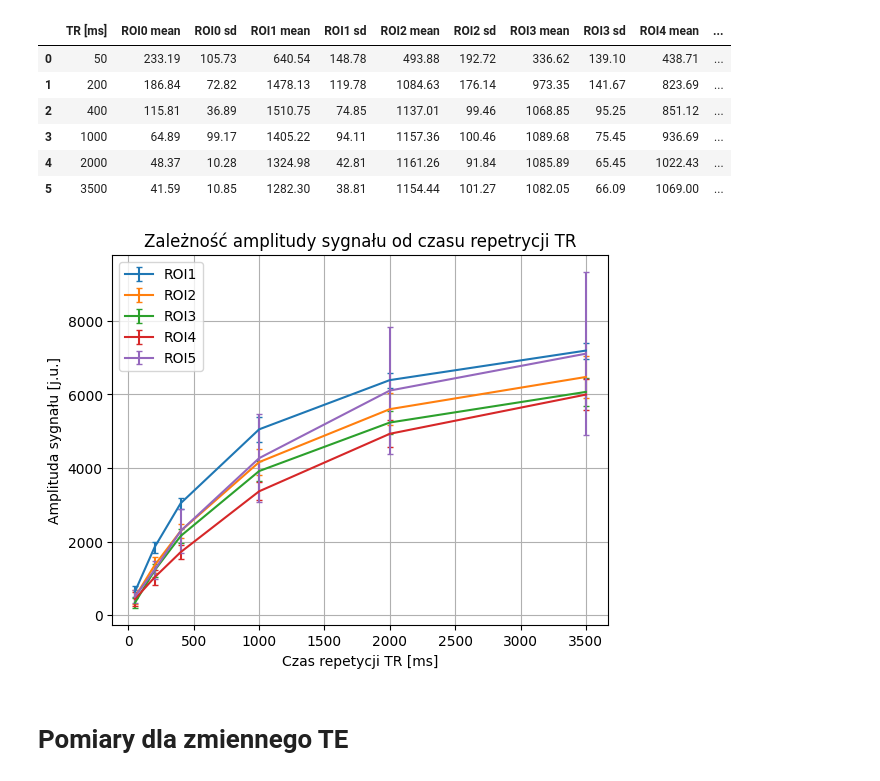
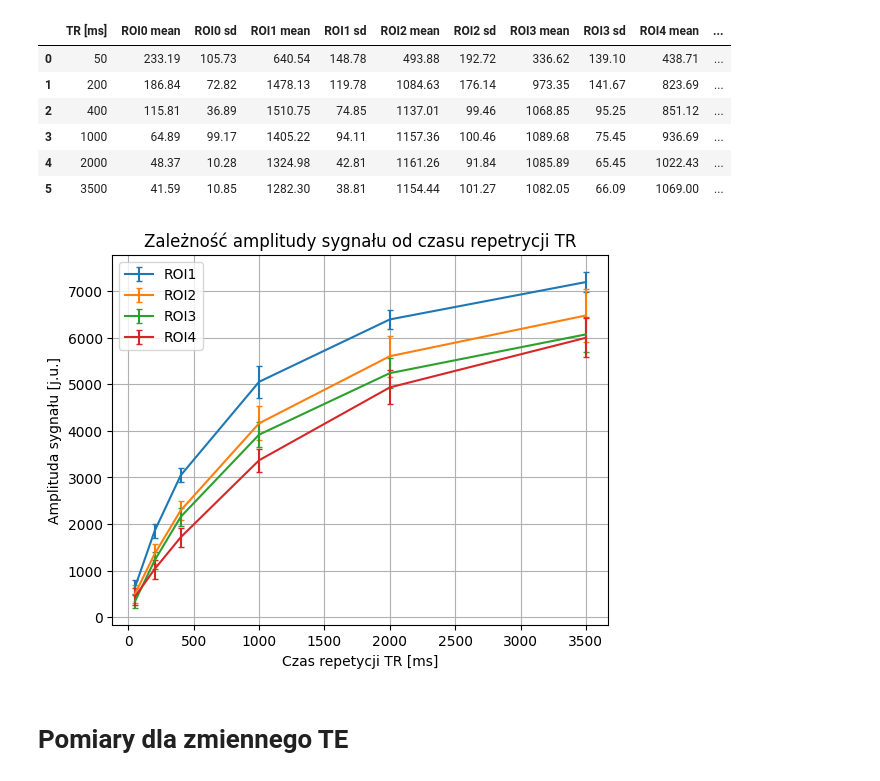
Before and after one commit to AmVisual/sem-7, a Jupyter notebook: PTOM/laby/lab 5/lab5.ipynb, the cells around one changed output. Saved outputs shown, nothing was run; the diff lists cells and outputs as text; code cells hidden in the pictures.

```diff
--- a/PTOM/laby/lab 5/lab5.ipynb
+++ b/PTOM/laby/lab 5/lab5.ipynb
@@ -29,17 +29,17 @@ for i in range(3,13):
 # %%
 # Wykres zależności amplitudy sygnału od czasu
 tr = tr_matrix[:,0]
-for i in range(3,13,2):
+for i in range(3,11,2):
     plt.errorbar(tr, tr_matrix[:,i], yerr=tr_matrix[:,i+1], label="ROI"+str(int((i-1)/2)),capsize=2.5)
 plt.title('Zależność amplitudy sygnału od czasu repetrycji TR')
 plt.xlabel('Czas repetycji TR [ms]')
 plt.ylabel('Amplituda sygnału [j.u.]')
 plt.legend()
 plt.grid()
 plt.savefig('tr_wykres.pdf')
 plt.show()
 # %% [output]
-[figure, old version]
+[figure, new version]
 # %% [markdown]
 # Pomiary dla zmiennego TE
 # %%
```
Also changed, not shown: parts of 1 cell of this notebook, 16 other files.
